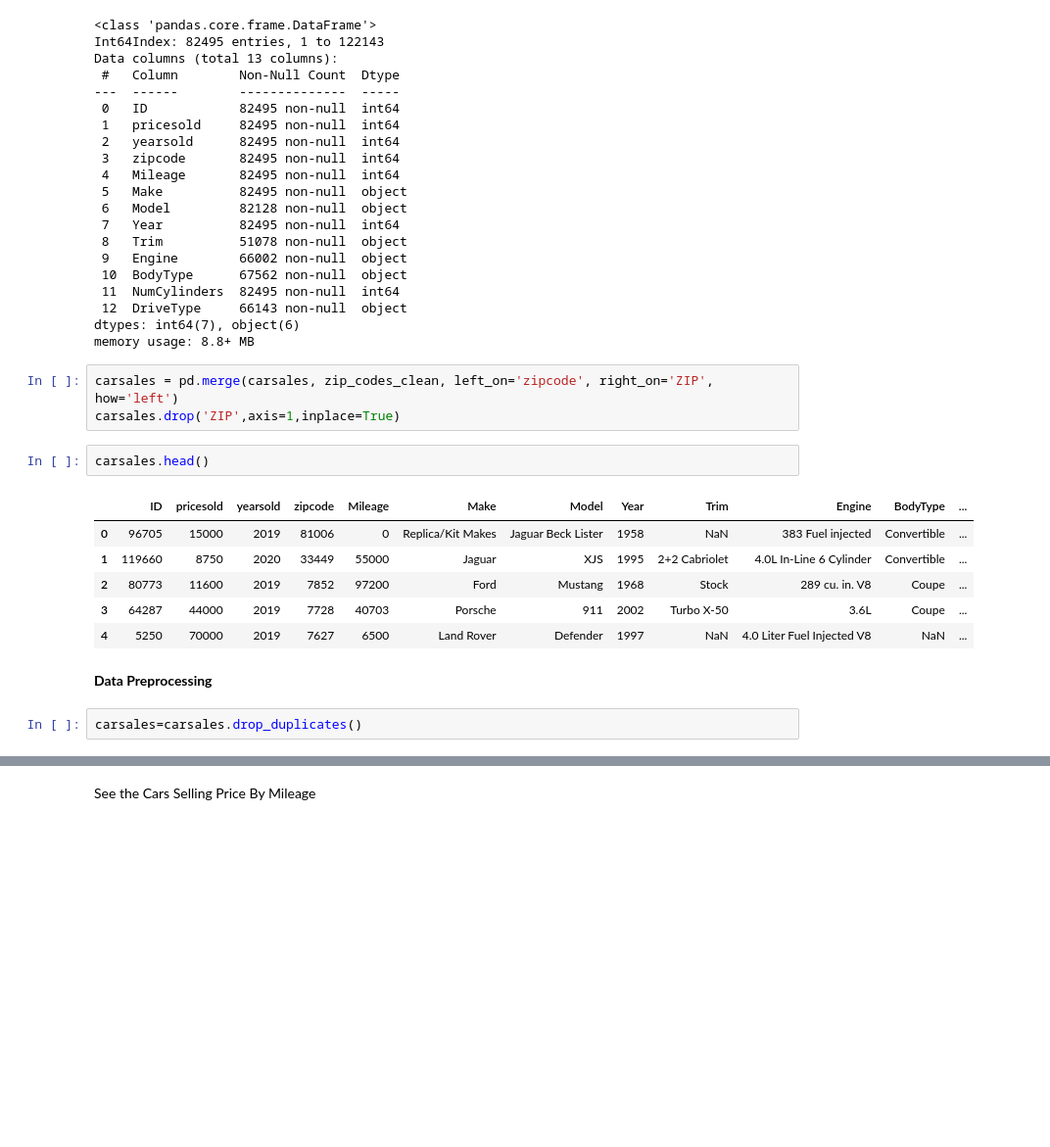
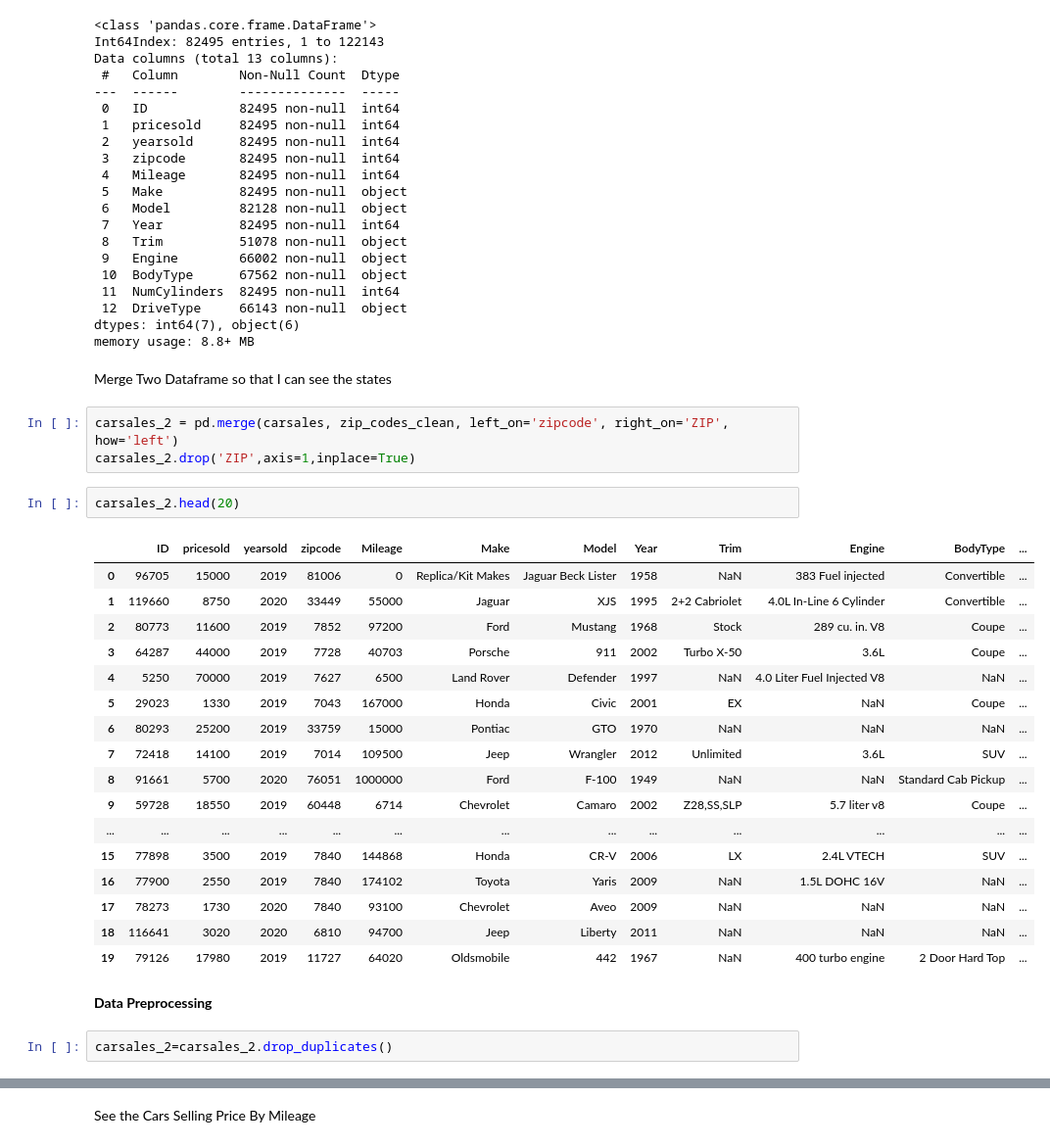
Before and after one commit to KusumaatmaSyafadhi/kusumaatmas, a Jupyter notebook: used_car_sales_US.ipynb, the cells around one changed output, grey strips where cells are left out. Shown: that part at 98% size. Drawn from its saved outputs; the diff is of its cells as text; blank space fills up the shorter version.

```diff
--- a/used_car_sales_US.ipynb
+++ b/used_car_sales_US.ipynb
@@ -101,20 +103,33 @@ Data columns (total 13 columns):
  12  DriveType     66143 non-null  object
 dtypes: int64(7), object(6)
 memory usage: 8.8+ MB
+# %% [markdown]
+Merge Two Dataframe so that I can see the states
 # %%
-carsales = pd.merge(carsales, zip_codes_clean, left_on='zipcode', right_on='ZIP', how='left')
-carsales.drop('ZIP',axis=1,inplace=True)
+carsales_2 = pd.merge(carsales, zip_codes_clean, left_on='zipcode', right_on='ZIP', how='left')
+carsales_2.drop('ZIP',axis=1,inplace=True)
-# %%
-carsales.head()
-# %% [output]
-|  | ID | pricesold | yearsold | zipcode | Mileage | Make | Model | Year | Trim | Engine | BodyType | ... |
-| 0 | 96705 | 15000 | 2019 | 81006 | 0 | Replica/Kit Makes | Jaguar Beck Lister | 1958 | NaN | 383 Fuel injected | Convertible | ... |
-| 1 | 119660 | 8750 | 2020 | 33449 | 55000 | Jaguar | XJS | 1995 | 2+2 Cabriolet | 4.0L In-Line 6 Cylinder | Convertible | ... |
-| 2 | 80773 | 11600 | 2019 | 7852 | 97200 | Ford | Mustang | 1968 | Stock | 289 cu. in. V8 | Coupe | ... |
-| 3 | 64287 | 44000 | 2019 | 7728 | 40703 | Porsche | 911 | 2002 | Turbo X-50 | 3.6L | Coupe | ... |
-| 4 | 5250 | 70000 | 2019 | 7627 | 6500 | Land Rover | Defender | 1997 | NaN | 4.0 Liter Fuel Injected V8 | NaN | ... |
+# %%
+carsales_2.head(20)
+# %% [output]
+|  | ID | pricesold | yearsold | zipcode | Mileage | Make | Model | Year | Trim | Engine | BodyType | ... |
+| 0 | 96705 | 15000 | 2019 | 81006 | 0 | Replica/Kit Makes | Jaguar Beck Lister | 1958 | NaN | 383 Fuel injected | Convertible | ... |
+| 1 | 119660 | 8750 | 2020 | 33449 | 55000 | Jaguar | XJS | 1995 | 2+2 Cabriolet | 4.0L In-Line 6 Cylinder | Convertible | ... |
+| 2 | 80773 | 11600 | 2019 | 7852 | 97200 | Ford | Mustang | 1968 | Stock | 289 cu. in. V8 | Coupe | ... |
+| 3 | 64287 | 44000 | 2019 | 7728 | 40703 | Porsche | 911 | 2002 | Turbo X-50 | 3.6L | Coupe | ... |
+| 4 | 5250 | 70000 | 2019 | 7627 | 6500 | Land Rover | Defender | 1997 | NaN | 4.0 Liter Fuel Injected V8 | NaN | ... |
+| 5 | 29023 | 1330 | 2019 | 7043 | 167000 | Honda | Civic | 2001 | EX | NaN | Coupe | ... |
+| 6 | 80293 | 25200 | 2019 | 33759 | 15000 | Pontiac | GTO | 1970 | NaN | NaN | NaN | ... |
+| 7 | 72418 | 14100 | 2019 | 7014 | 109500 | Jeep | Wrangler | 2012 | Unlimited | 3.6L | SUV | ... |
+| 8 | 91661 | 5700 | 2020 | 76051 | 1000000 | Ford | F-100 | 1949 | NaN | NaN | Standard Cab Pickup | ... |
+| 9 | 59728 | 18550 | 2019 | 60448 | 6714 | Chevrolet | Camaro | 2002 | Z28,SS,SLP | 5.7 liter v8 | Coupe | ... |
+| ... | ... | ... | ... | ... | ... | ... | ... | ... | ... | ... | ... | ... |
+| 15 | 77898 | 3500 | 2019 | 7840 | 144868 | Honda | CR-V | 2006 | LX | 2.4L VTECH | SUV | ... |
+| 16 | 77900 | 2550 | 2019 | 7840 | 174102 | Toyota | Yaris | 2009 | NaN | 1.5L DOHC 16V | NaN | ... |
+| 17 | 78273 | 1730 | 2020 | 7840 | 93100 | Chevrolet | Aveo | 2009 | NaN | NaN | NaN | ... |
+| 18 | 116641 | 3020 | 2020 | 6810 | 94700 | Jeep | Liberty | 2011 | NaN | NaN | NaN | ... |
+| 19 | 79126 | 17980 | 2019 | 11727 | 64020 | Oldsmobile | 442 | 1967 | NaN | 400 turbo engine | 2 Door Hard Top | ... |
 # %% [markdown]
 **Data Preprocessing**
-# %%
-carsales=carsales.drop_duplicates()
+# %%
+carsales_2=carsales_2.drop_duplicates()
 # %%
```
Also changed, not shown: parts of 13 cells of this notebook.
